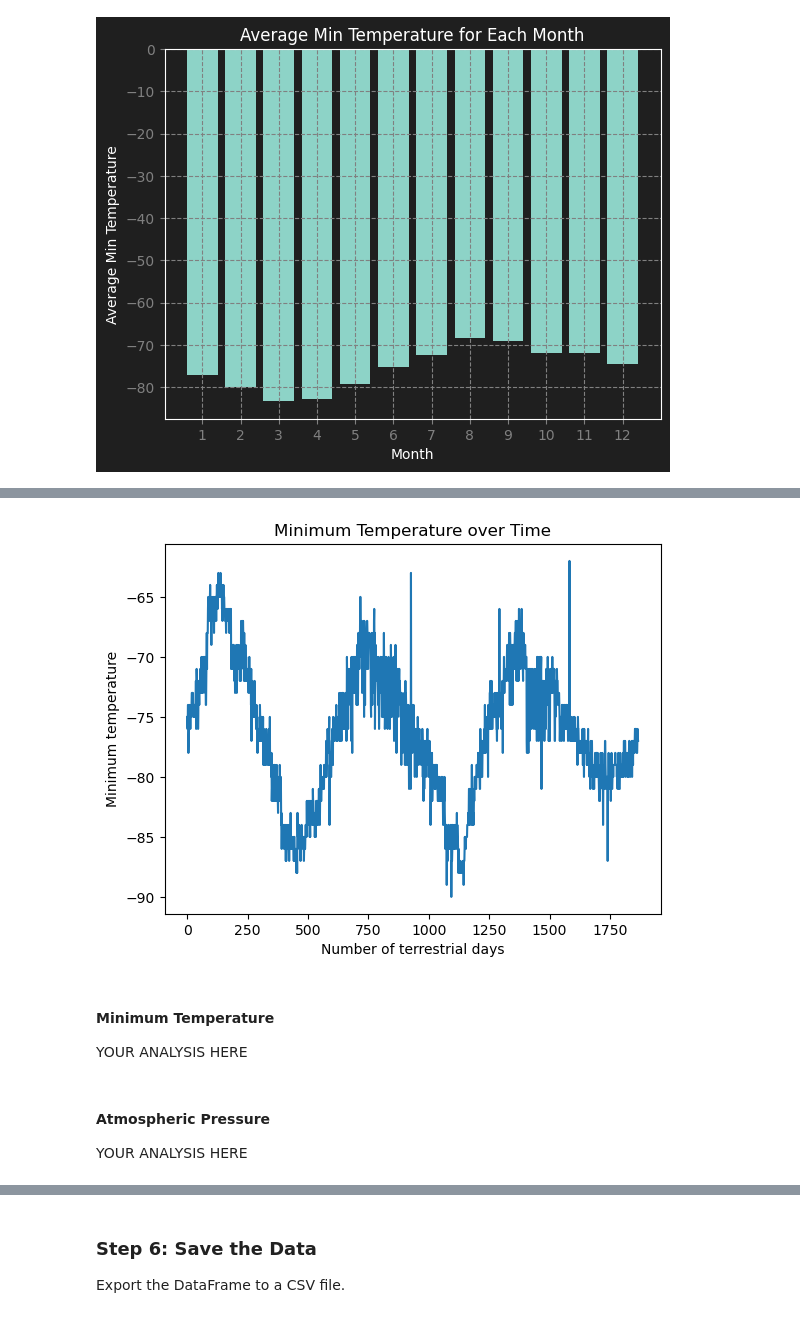
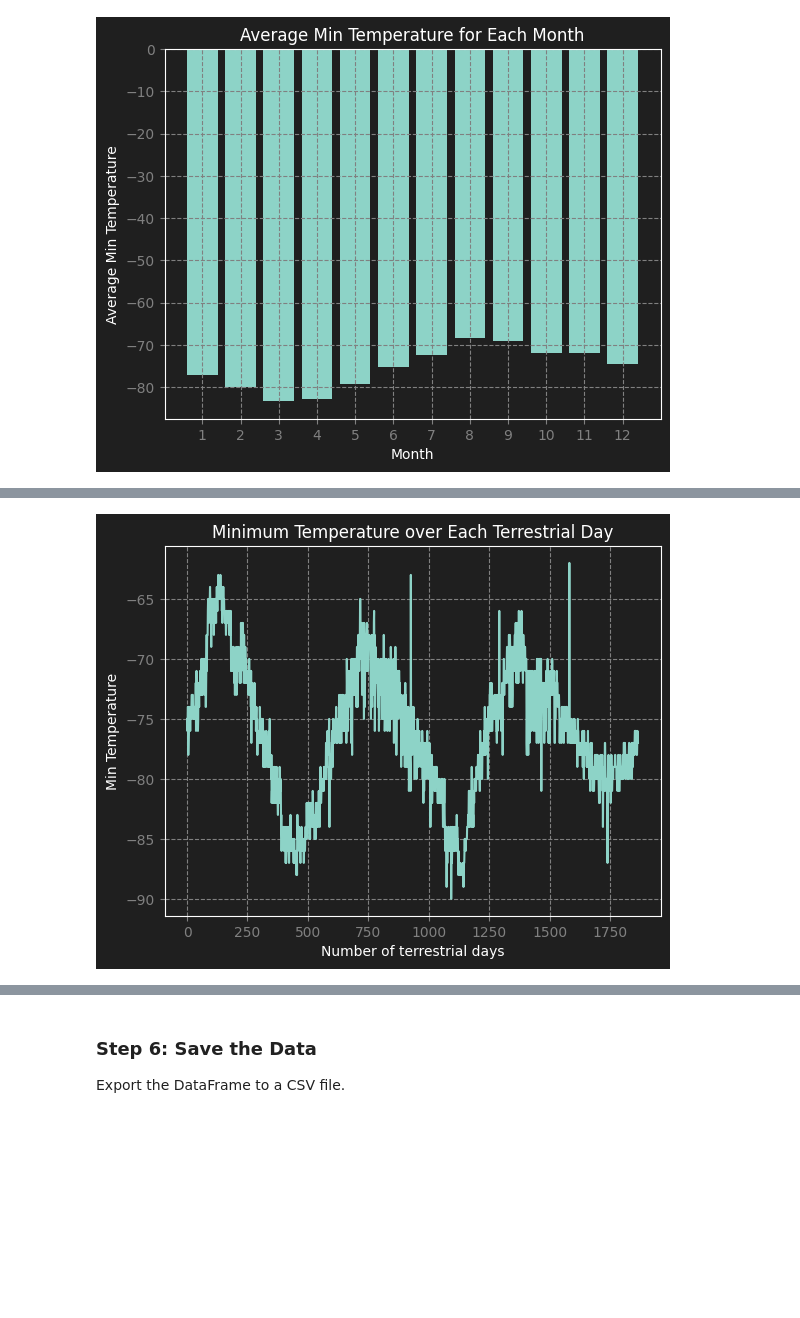
Before and after one commit to RickGrimesCodes/Module-11-Challenge, a Jupyter notebook: part_2_mars_weather.ipynb, the cells around one changed output, grey strips where cells are left out. Saved outputs shown, nothing was run; the diff lists cells and outputs as text; code cells hidden in the pictures; blank space fills up the shorter version.

```diff
--- a/part_2_mars_weather.ipynb
+++ b/part_2_mars_weather.ipynb
@@ -235,13 +251,13 @@ plt.show()
 # %%
 # 5. How many terrestrial (Earth) days are there in a Martian year?
 # Visually estimate the result by plotting the daily minimum temperature of each observation in the data set.
+minTempPerDay = rowDF.groupby(['terrestrial_date'])['min_temp'].mean()
+days = minTempPerDay.index
+plt.plot(range(len(minTempPerDay)),minTempPerDay.values)
+plt.xlabel('Number of terrestrial days')
+plt.ylabel('Min Temperature')
+plt.title('Minimum Temperature over Each Terrestrial Day')
+plt.grid(True, linestyle='--')
+plt.show()
 # %% [output]
-[figure, old version]
+[figure, new version]
-# %% [markdown]
-#### Minimum Temperature
-
-YOUR ANALYSIS HERE
-# %% [markdown]
-#### Atmospheric Pressure
-
-YOUR ANALYSIS HERE
```
Also changed, not shown: parts of 8 cells of this notebook, 1 other file.
